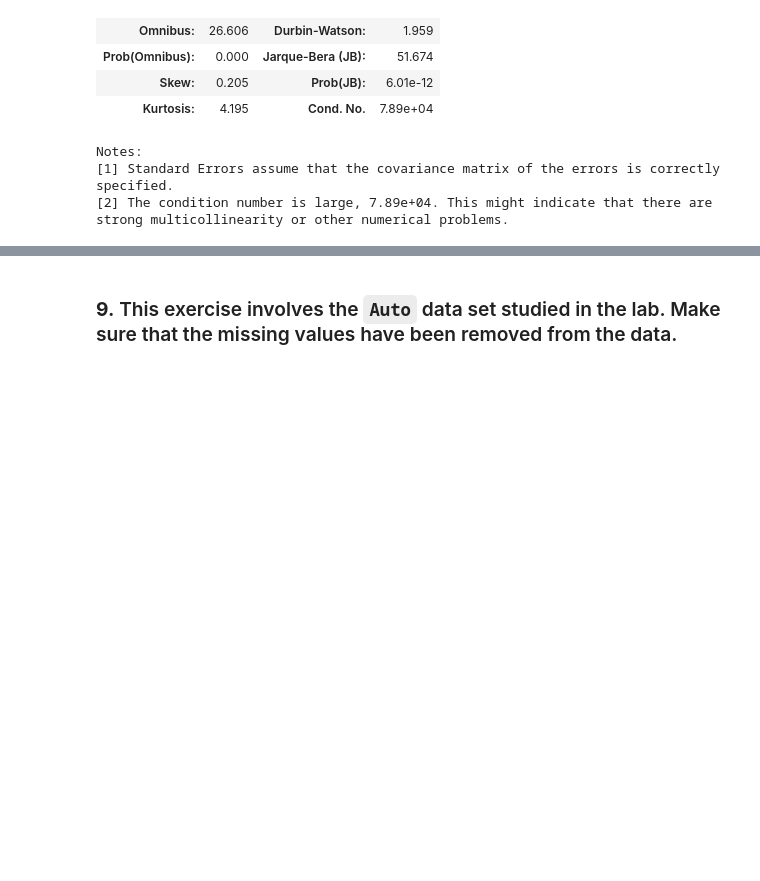
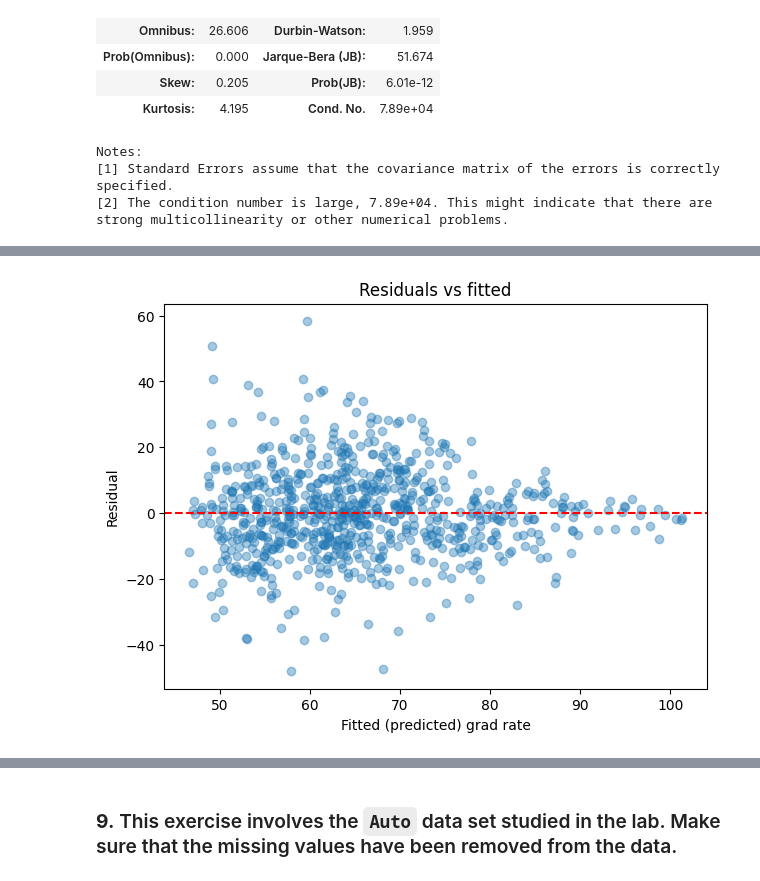
Before and after one commit to matthewmachnowski/statistical-learning, a Jupyter notebook: Ch02/Ch02-exercises.ipynb, the cells around one changed output, grey strips where cells are left out. Saved outputs shown, nothing was run; the diff lists cells and outputs as text; code cells hidden in the pictures; blank space fills up the shorter version.

```diff
--- a/Ch02/Ch02-exercises.ipynb
+++ b/Ch02/Ch02-exercises.ipynb
@@ -428,0 +436,12 @@ strong multicollinearity or other numerical problems.
+# %%
+resid = model.resid
+
+plt.figure(figsize=(7, 5))
+plt.scatter(pred, resid, alpha=0.4)
+plt.axhline(0, color="r", ls="--", lw=1.5)
+plt.xlabel("Fitted (predicted) grad rate")
+plt.ylabel("Residual")
+plt.title("Residuals vs fitted")
+plt.show()
+# %% [output]
+[figure, added]
```
Also changed, not shown: parts of 46 cells of this notebook, 2 other files.
